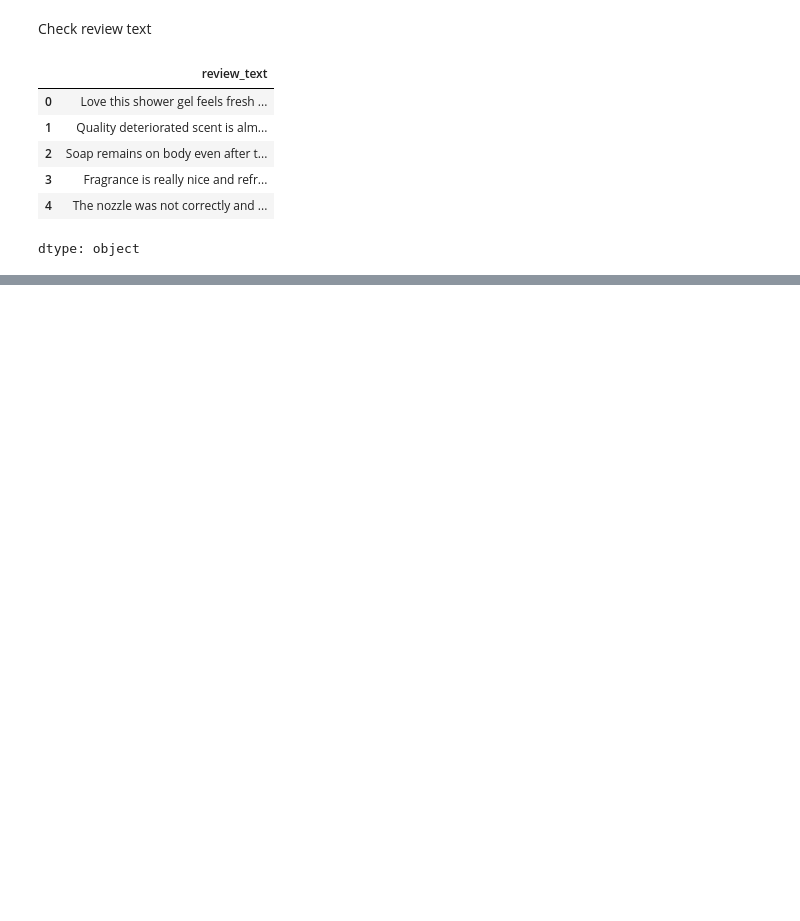
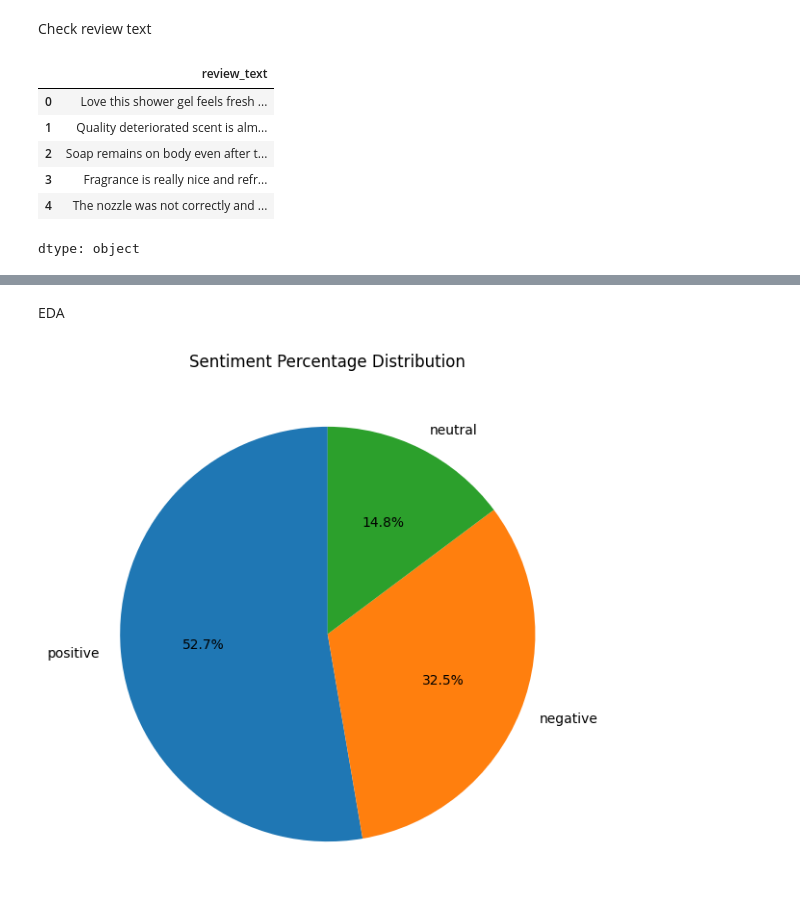
Before and after one commit to pusalaspreetham-code/amazon-review-analyzer, a Jupyter notebook: data_prepocessing/sentiment_preprocessing.ipynb, the cells around one changed output, grey strips where cells are left out. Drawn from its saved outputs; the diff is of its cells as text; code cells hidden in the pictures; blank space fills up the shorter version.

```diff
--- a/data_prepocessing/sentiment_preprocessing.ipynb
+++ b/data_prepocessing/sentiment_preprocessing.ipynb
@@ -541,0 +38,4 @@ weighted avg       0.57      0.56      0.56       300
+# %%
+df1 = pd.read_csv("/content/EMNLP2023-MCD.csv")
+print("Dataset Shape:", df1.shape)
+df1.head()
@@ -541,0 +164,16 @@ weighted avg       0.57      0.56      0.56       300
+# %%
+df1=df1.dropna(subset=['Review'])
+df1["review_text"] = (
+    df1["Title"].fillna("").astype(str) + " " +
+    df1["Review"].astype(str)
+).str.strip()
+
+print(df1[["Title", "Review", "review_text", "Sentiment"]].head())
+
+empty_reviews = df1["review_text"].str.strip().eq("")
+
+print("Empty reviews:", empty_reviews.sum())
+
+df1 = df1[~empty_reviews].copy()
+
+print("Final Dataset Shape:", df1.shape)
@@ -541,0 +198,20 @@ weighted avg       0.57      0.56      0.56       300
+# %% [markdown]
+EDA
+# %%
+sentiment_percent = (
+    df1["Sentiment"].value_counts(normalize=True) * 100
+)
+
+plt.figure(figsize=(7, 7))
+
+plt.pie(
+    sentiment_percent,
+    labels=sentiment_percent.index,
+    autopct="%1.1f%%",
+    startangle=90
+)
+
+plt.title("Sentiment Percentage Distribution")
+plt.show()
+# %% [output]
+[figure, added]
```
Also changed, not shown: parts of 39 cells of this notebook.
